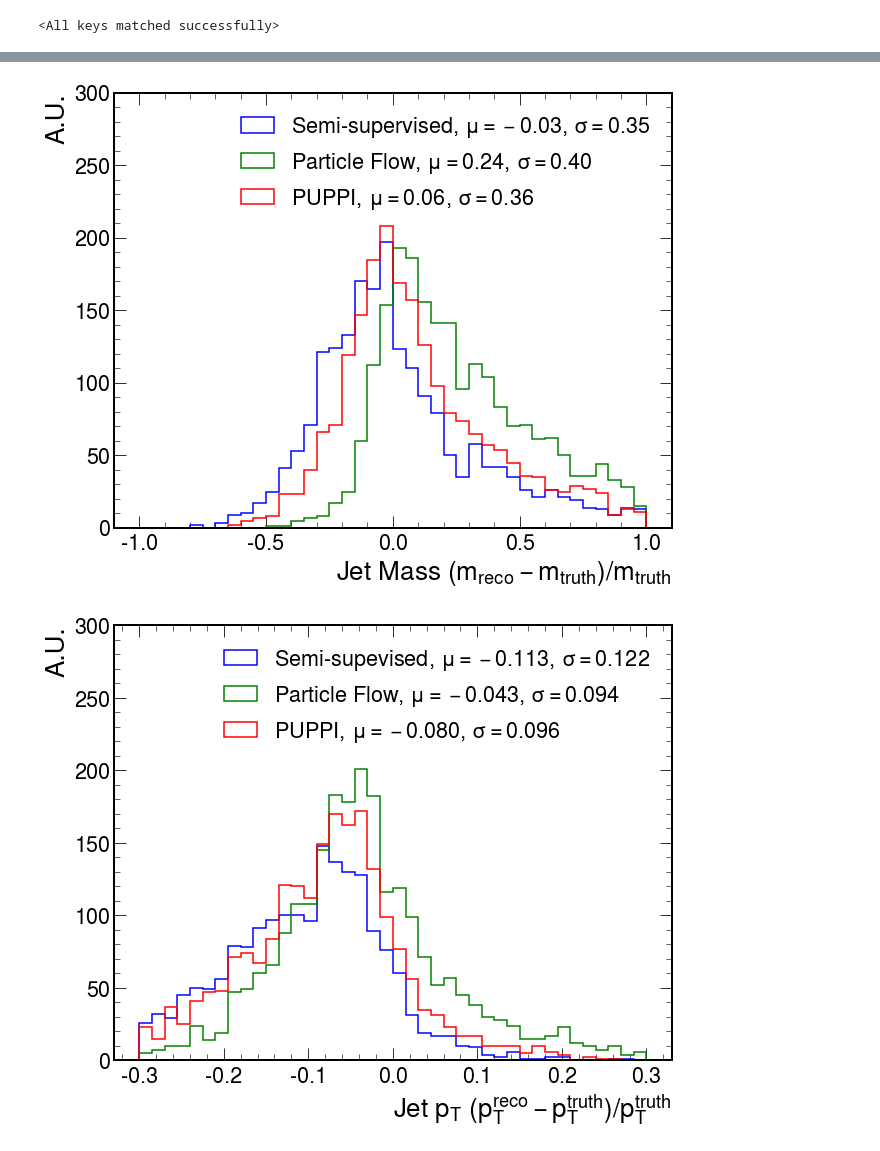
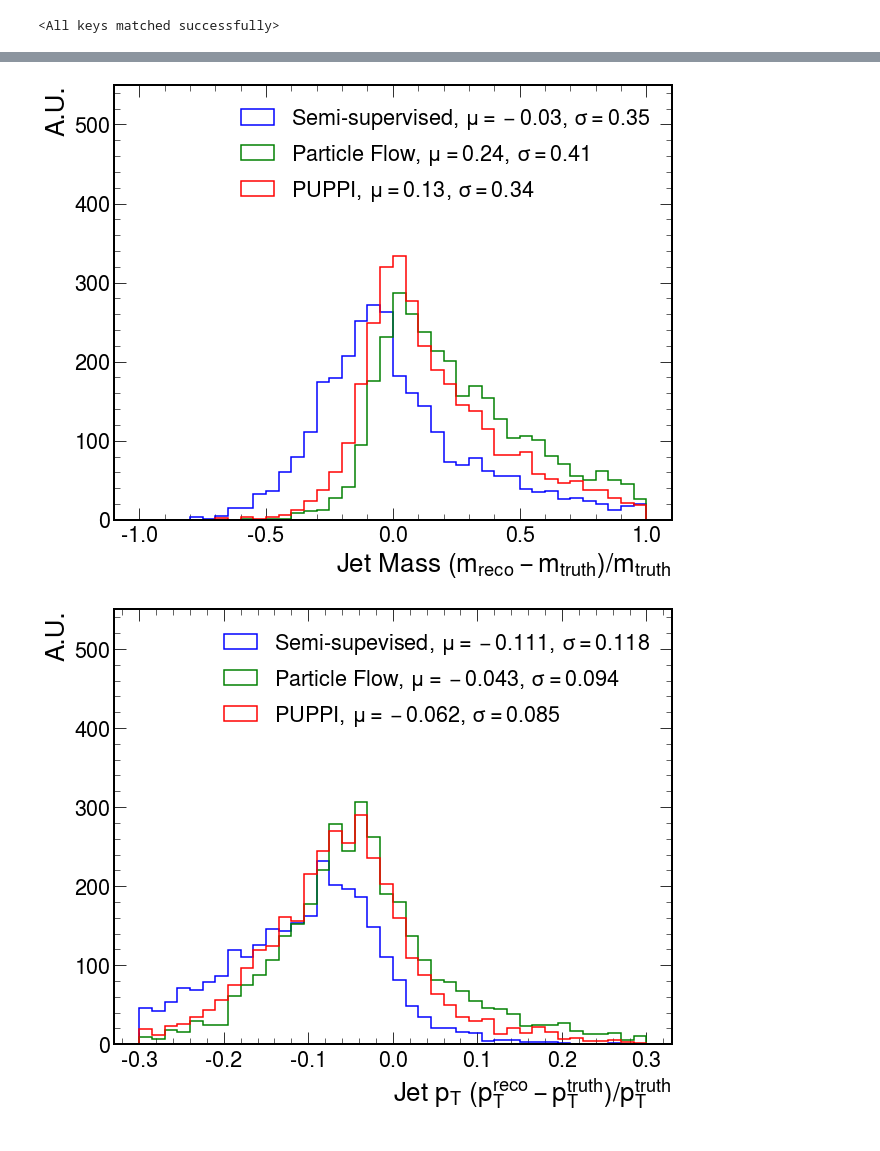
Before and after one commit to yongbinfeng/Pileup_GNN, a Jupyter notebook: fast_simulation/GenPartFromGraph.py.ipynb, the cells around one changed output, grey strips where cells are left out. Saved outputs shown, nothing was run; the diff lists cells and outputs as text; code cells hidden in the pictures.

```diff
--- a/fast_simulation/GenPartFromGraph.py.ipynb
+++ b/fast_simulation/GenPartFromGraph.py.ipynb
@@ -77,6 +77,8 @@ class PerformanceMetrics(object):
         mass_gen =0.
         pt_reco =0.
         pt_gen =0.
+        eta_reco = 0.
+        phi_reco = 0.
 # %%
 def generate_mask(dataset):
     # how many LV and PU to sample
@@ -315,6 +317,8 @@ def compareJets(jets_truth, jets_reco, dRcut=0.1):
         perf.mass_gen  =  jets_truth[ijet_truth].mass
         perf.pt_reco   =  jets_reco[ijet_reco].pt
         perf.pt_gen    =  jets_truth[ijet_truth].pt
+        perf.eta_reco  =  jets_reco[ijet_reco].eta
+        perf.phi_reco  =  jets_reco[ijet_reco].phi
         performances.append(perf)
     return performances
 
@@ -343,6 +347,8 @@ def postProcessing(data, preds):
     truth = np.array(data.y.cpu().detach())
     mass  = np.zeros(pt.shape[0])
 
+    puppi_raw = np.array(data.PFPartraw_nump[ :,5].cpu().detach())
+
     pt[pt<0.5]=0
 
     jets_pf =clusterJets(pt, eta, phi)
@@ -355,7 +361,7 @@ def postProcessing(data, preds):
     #print (pt_truth)
     # puppi information
     #print (puppi)
-    pt_puppi = pt * puppi
+    pt_puppi = pt * puppi_raw
 
 
     # cluster jets with truth particles
@@ -400,7 +406,7 @@ def postProcessing(data, preds):
     mets_pred = []
     gnn_pred =[]
     puppi_wgt=[]
-    puppi_wgt.append(puppi)
+    puppi_wgt.append(puppi_raw)
 
 
     for pred in preds:
@@ -514,5 +520,5 @@ def test(filelists, models={}):
 
     return mets_truth, performances_jet_puppi, mets_puppi, performances_jet_puppi_wcut, mets_puppi_wcut, performances_jet_pred, mets_pred, performances_jet_gen, mets_pf, gnn_preds, puppi_wgts
 # %%
-filelists = ["/home/gpaspala/new_Pileup_GNN/Pileup_GNN/datasets/dataset_graph_puppi_1000"]
+filelists = ["/home/gpaspala/new_Pileup_GNN/Pileup_GNN/datasets/dataset_graph_puppi_1500"]
 # %%
@@ -588,7 +594,7 @@ plt.hist(mass_diff, bins=40, range=(-1,1), histtype='step', color='red', linewid
 #plt.xlim(-1.0,1.3)
 plt.xlabel(r"Jet Mass $(m_{reco} - m_{truth})/m_{truth}$")
 plt.ylabel('A.U.')
-plt.ylim(0, 300)
+plt.ylim(0, 550)
 plt.legend()
 plt.savefig("Jet_mass_diff.pdf")
 plt.savefig("Jet_mass_diff.png")
@@ -607,38 +613,38 @@ pt_diff = np.array([getattr(perf, "pt_diff") for perf in performances_jet_puppi]
 #plt.hist(pt_diff, bins=40, range=(-0.3,0.3), histtype='step', color='red', linewidth=linewidth, density=False, label=r'PUPPI')
 plt.hist(pt_diff, bins=40, range=(-0.3,0.3), histtype='step', color='red', linewidth=linewidth, density=False, label=r'PUPPI, $\mu={:10.3f}$, $\sigma={:10.3f}$'.format(*(getStat(pt_diff))))
 #plt.xlim(0,40)
-plt.ylim(0, 300)
+plt.ylim(0, 550)
 plt.xlabel(r"Jet $p_{T}$ $(p^{reco}_{T} - p^{truth}_{T})/p^{truth}_{T}$")
 plt.ylabel('A.U.')
 plt.legend()
 plt.savefig("Jet_pT_diff.pdf")
 plt.savefig("Jet_pT_diff.png")
 plt.show()
 
 
 # MET resolution
 #%matplotlib inline
 
 fig = plt.figure(figsize=(10,8))
 mets_diff = (np.array(mets_pred0) - np.array(mets_truth))
 plt.hist(mets_diff, bins=30, range=(-30,30), histtype='step', color='blue', linewidth=linewidth, density=False, label=r'Semi-supervised, $\mu={:10.2f}$, $\sigma={:10.2f}$'.format(*(getStat(mets_diff))))
 #mets_diff = (np.array(mets_pred4) - np.array(mets_truth))
 #plt.hist(mets_diff, bins=30, range=(-30,30), histtype='step', color='green', linewidth=linewidth, density=False, label=r'Fully-supervised, $\mu={:10.2f}$, $\sigma={:10.2f}$'.format(*(getStat(mets_diff))))
 
 mets_diff = (np.array(mets_pf) - np.array(mets_truth))
 plt.hist(mets_diff, bins=30, range=(-30,30), histtype='step', color='green', linewidth=linewidth, density=False, label=r'Particle Flow, $\mu={:10.2f}$, $\sigma={:10.2f}$'.format(*(getStat(mets_diff))))
 
 
 mets_diff = (np.array(mets_puppi) - np.array(mets_truth))
 plt.hist(mets_diff, bins=30, range=(-30,30), histtype='step', color='red', linewidth=linewidth, density=False, label=r'PUPPI, $\mu={:10.2f}$, $\sigma={:10.2f}$'.format(*(getStat(mets_diff))))
 
 plt.xlabel(r"$p^{miss, reco}_{T} - p^{miss, truth}_{T}$ [GeV]")
 plt.ylabel('A.U.')
-plt.ylim(0,100)
+plt.ylim(0,150)
 plt.legend()
 plt.savefig("MET_diff.pdf")
 plt.savefig("MET_diff.png")
 plt.show()
 # %% [output]
-[figure, old version]
+[figure, new version]
-[figure, old version]
+[figure, new version]
```
Also changed, not shown: parts of 25 cells of this notebook, 1 other file.
